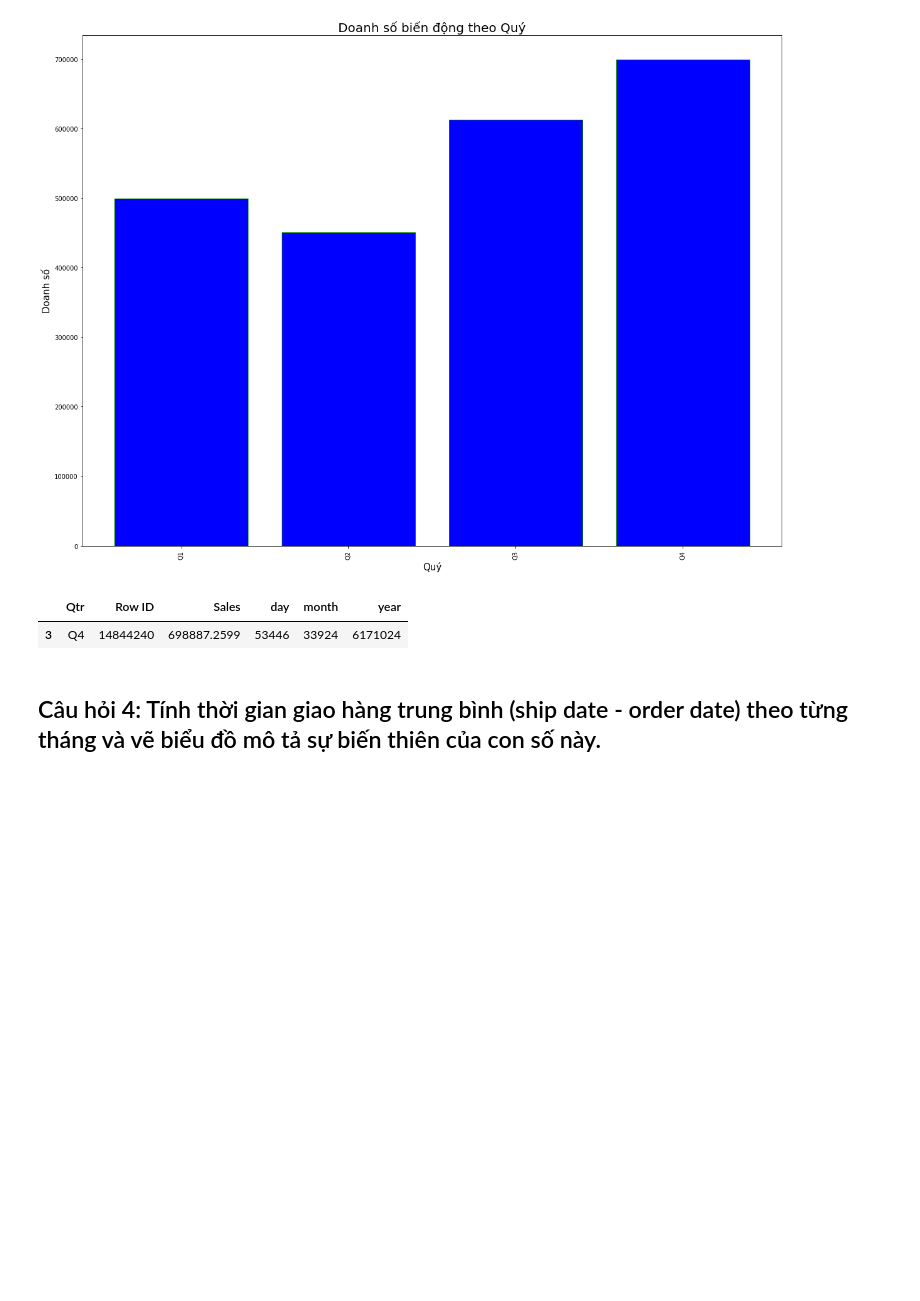
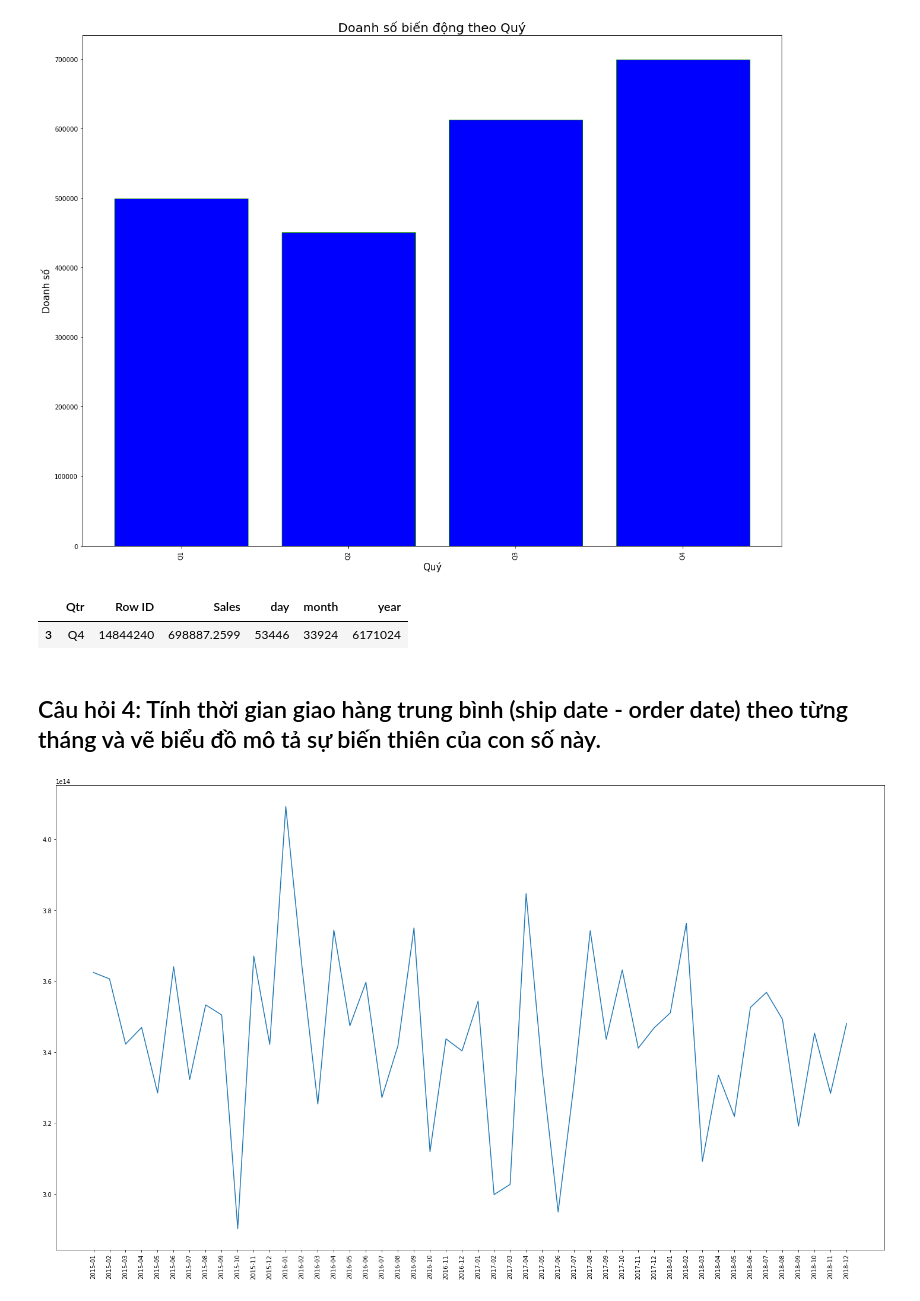
Before and after one commit to ngotancuong/mse.python, a Jupyter notebook: Baitap04.ipynb, the cells around one changed output. Cells and saved outputs as stored; diff of their text form; code cells hidden in the pictures; blank space fills up the shorter version.

```diff
--- a/Baitap04.ipynb
+++ b/Baitap04.ipynb
@@ -168,3 +173,24 @@ sell_prices_quater_df.sort_values('Sales',ascending=False).head(1)
 | 3 | Q4 | 14844240 | 698887.2599 | 53446 | 33924 | 6171024 |
 # %% [markdown]
 ## Câu hỏi 4: Tính thời gian giao hàng trung bình (ship date - order date) theo từng tháng và vẽ biểu đồ mô tả sự biến thiên của con số này.
+# %%
+ship_df=sell_prices_df
+ship_df['DateYM'] = ship_df['Order Date'].apply(lambda x: x.strftime('%Y-%m'))
+ship_df['ship']=ship_df['Ship Date']-ship_df['Order Date']
+# Gom nhóm thời gian giao hàng theo Năm-Tháng rồi tính trung bình. Sau đó dùng to_frame() để chuyền Series thành Daraframe và reset_index lại Dataframe
+mean_ship_df= ship_df.groupby('DateYM')['ship'].mean().to_frame().reset_index()
+#ship_df=sell_prices_df.loc[:,['month','ship']]
+#ship_df1=ship_df.groupby('month', as_index = False)['ship'].mean().to_frame().reset_index()
+#ship_df1['ship']
+# %%
+# Vẽ biểu đồ xu hướng
+plt.rcParams["figure.figsize"] = [20, 12]
+plt.rcParams["figure.autolayout"] = True
+x = mean_ship_df['DateYM']
+y = mean_ship_df['ship']
+# xoay label trục x theo phương đứng
+plt.xticks(rotation='vertical')
+plt.plot(x, y)
+plt.show()
+# %% [output]
+[figure, added]
```
Also changed, not shown: parts of 20 cells of this notebook.
